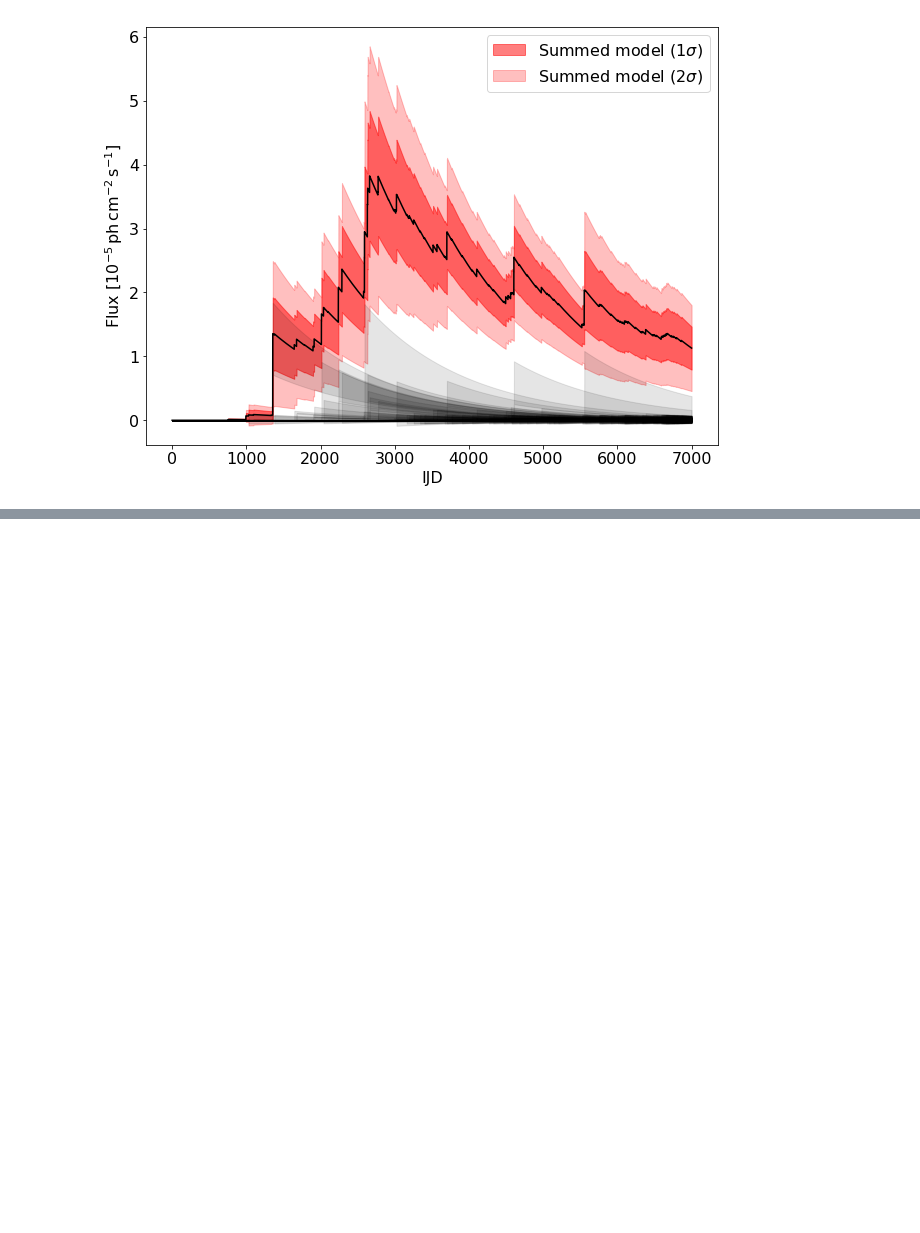
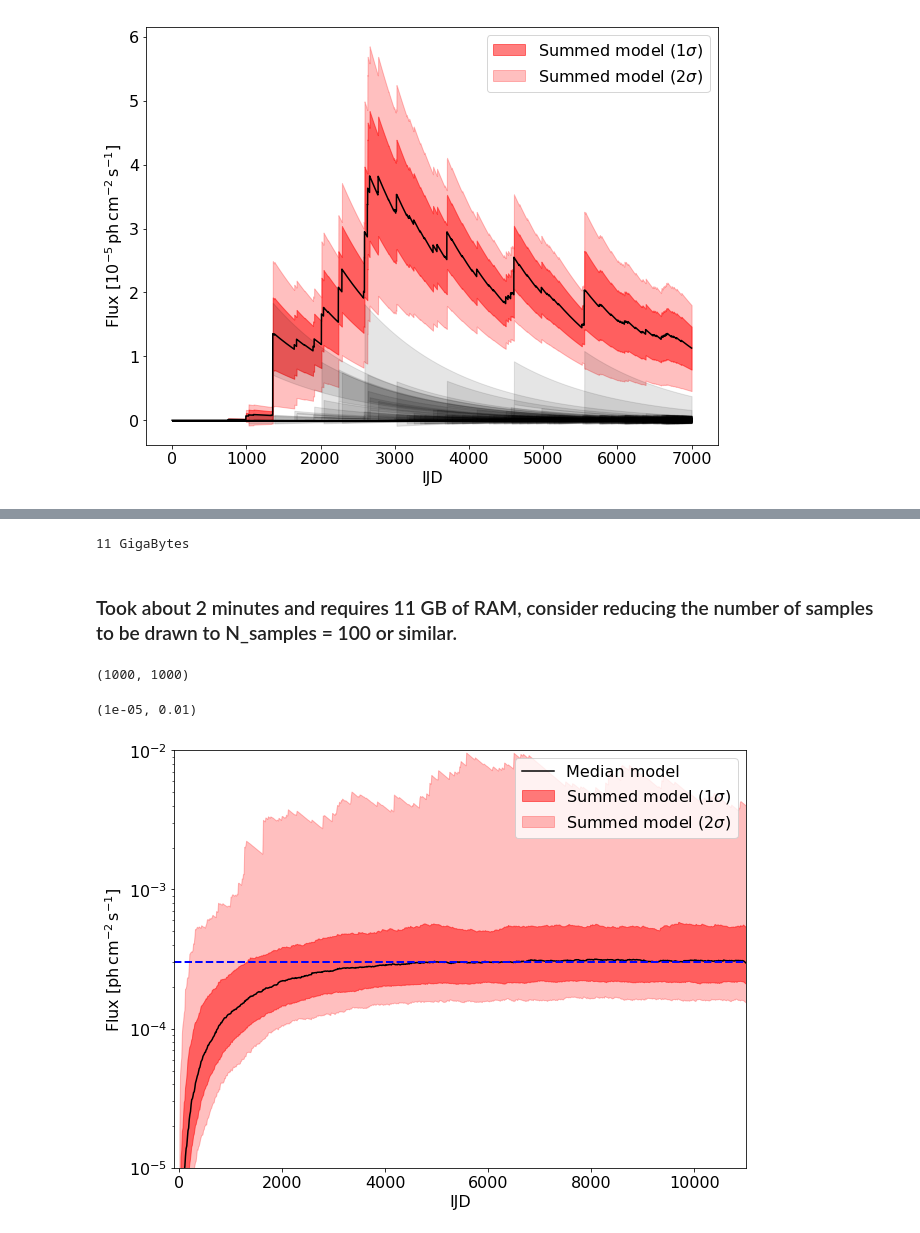
Before and after one commit to tsiegert/for-students, a Jupyter notebook: nova_analysis/Nova_analysis_v2.1.ipynb, the cells around one changed output, grey strips where cells are left out. Drawn from its saved outputs; the diff is of its cells as text; code cells hidden in the pictures; blank space fills up the shorter version.

```diff
--- a/nova_analysis/Nova_analysis_v2.1.ipynb
+++ b/nova_analysis/Nova_analysis_v2.1.ipynb
@@ -1255,0 +1327,41 @@ import pystan
+# %%
+print("%d GigaBytes" % (flux_arr_time_pop.size * flux_arr_time_pop.itemsize / 1024**3))
+# %% [output]
+11 GigaBytes
+# %% [markdown]
+<h3>Took about 2 minutes and requires 11 GB of RAM, consider reducing the number of samples to be drawn to N_samples = 100 or similar.</h3>
+# %%
+flux_arr_time_pop_tot = np.sum(flux_arr_time_pop,axis=1) # sum over all objects as before
+# %%
+flux_arr_time_pop_tot.shape
+# %% [output]
+(1000, 1000)
+# %%
+plt.figure(figsize=(10.24,7.68))
+plt.fill_between(t_model,
+                 np.percentile(flux_arr_time_pop_tot,50-68.3/2,axis=1), # 1sigma up
+                 np.percentile(flux_arr_time_pop_tot,50+68.3/2,axis=1), # 1sigma down
+                 color='red',alpha=0.5,label=r'Summed model ($1\sigma$)')
+
+plt.fill_between(t_model,
+                 np.percentile(flux_arr_time_pop_tot,50-95.4/2,axis=1), # 1sigma up
+                 np.percentile(flux_arr_time_pop_tot,50+95.4/2,axis=1), # 1sigma down
+                 color='red',alpha=0.25,label=r'Summed model ($2\sigma$)')
+
+plt.plot(t_model,np.percentile(flux_arr_time_pop_tot,50,axis=1),label='Median model',color='black')
+
+plt.yscale('log')
+plt.xlabel('IJD',fontsize=16)
+plt.xticks(fontsize=16)
+plt.ylabel(r'Flux [$\mathrm{ph\,cm^{-2}\,s^{-1}}$]',fontsize=16)
+plt.yticks(fontsize=16)
+
+plt.axhline(3e-4,color='blue',linestyle='--',linewidth=2)
+
+plt.legend(fontsize=16)
+
+plt.xlim(-100,11000)
+plt.ylim(1e-5,1e-2)
+# %% [output]
+(1e-05, 0.01)
+[figure, added]
```
Also changed, not shown: parts of 6 cells of this notebook.
